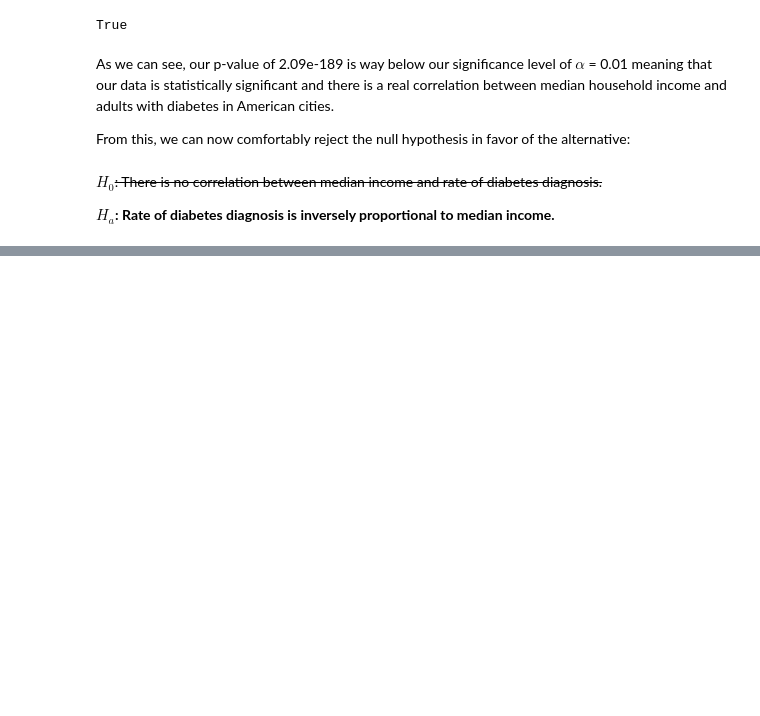
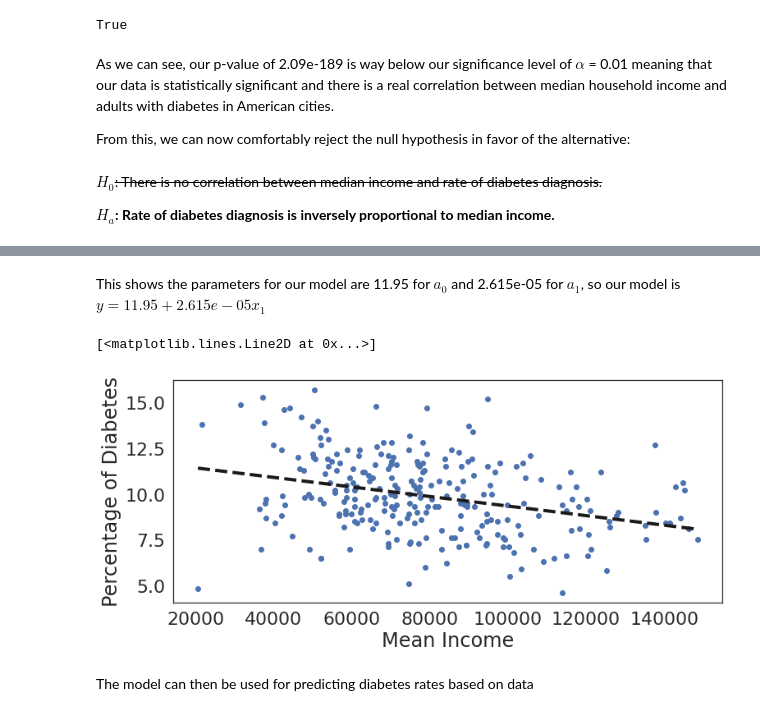
Before and after one commit to sim-anna/COGS108-Group_026-Wi23, a Jupyter notebook: EDACheckpointGroup_026-Wi23.ipynb, the cells around one changed output, grey strips where cells are left out. Cells and saved outputs as stored; diff of their text form; code cells hidden in the pictures; blank space fills up the shorter version.

```diff
--- a/EDACheckpointGroup_026-Wi23.ipynb
+++ b/EDACheckpointGroup_026-Wi23.ipynb
@@ -451,0 +495,16 @@ __$H_{a}$: Rate of diabetes diagnosis is inversely proportional to median income
+# %% [markdown]
+This shows the parameters for our model are 11.95 for $a_{0}$ and 2.615e-05 for $a_{1}$, so our model is $y = 11.95 + 2.615e-05x_{1}$
+# %%
+#replotting the data
+plt.scatter(df['Mean'].values, df['Data_Value'].values)
+plt.xlabel("Mean Income")
+plt.ylabel("Percentage of Diabetes")
+# Generate and plot the model fit line
+xs = np.arange(df['Mean'].min(), df['Mean'].max())
+ys = 11.9565 + -2.615e-05 * xs
+plt.plot(xs, ys, '--k', linewidth=4, label='Model')
+# %% [output]
+[<matplotlib.lines.Line2D at 0x...>]
+[figure, added]
+# %% [markdown]
+The model can then be used for predicting diabetes rates based on data
```
Also changed, not shown: parts of 12 cells of this notebook.
